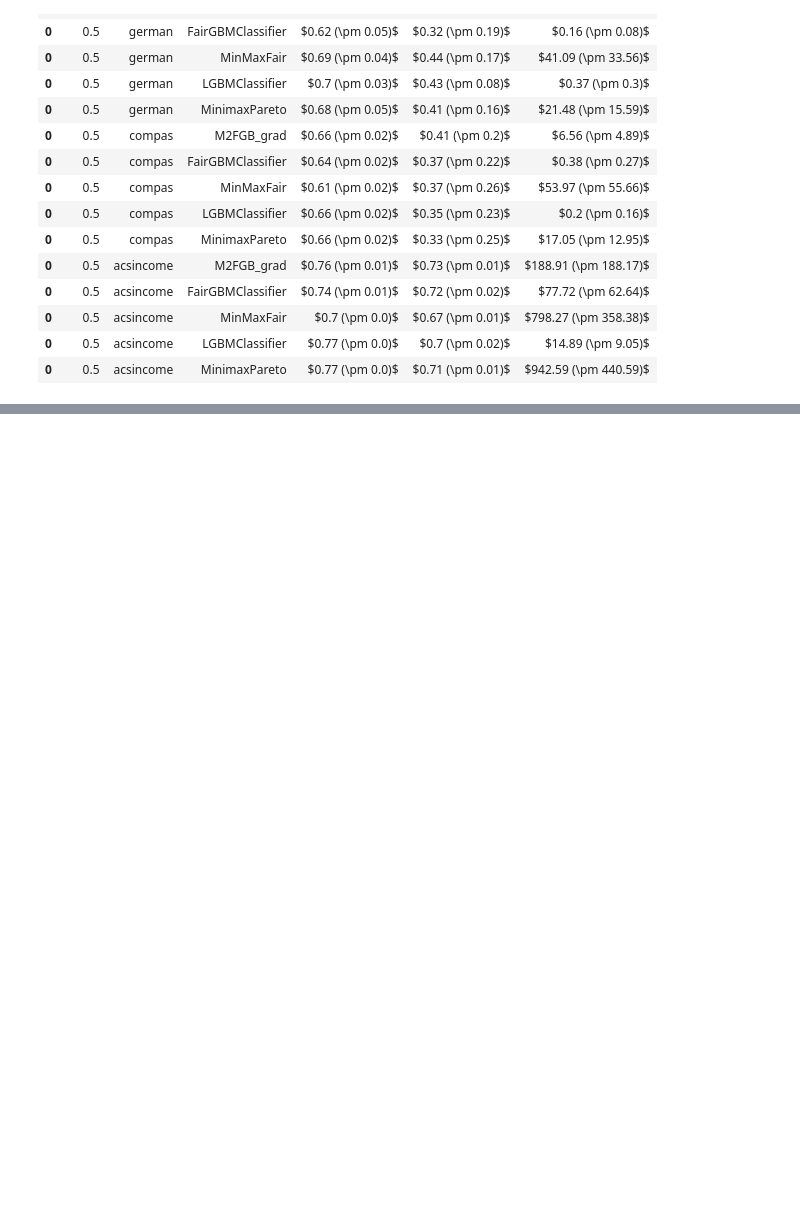
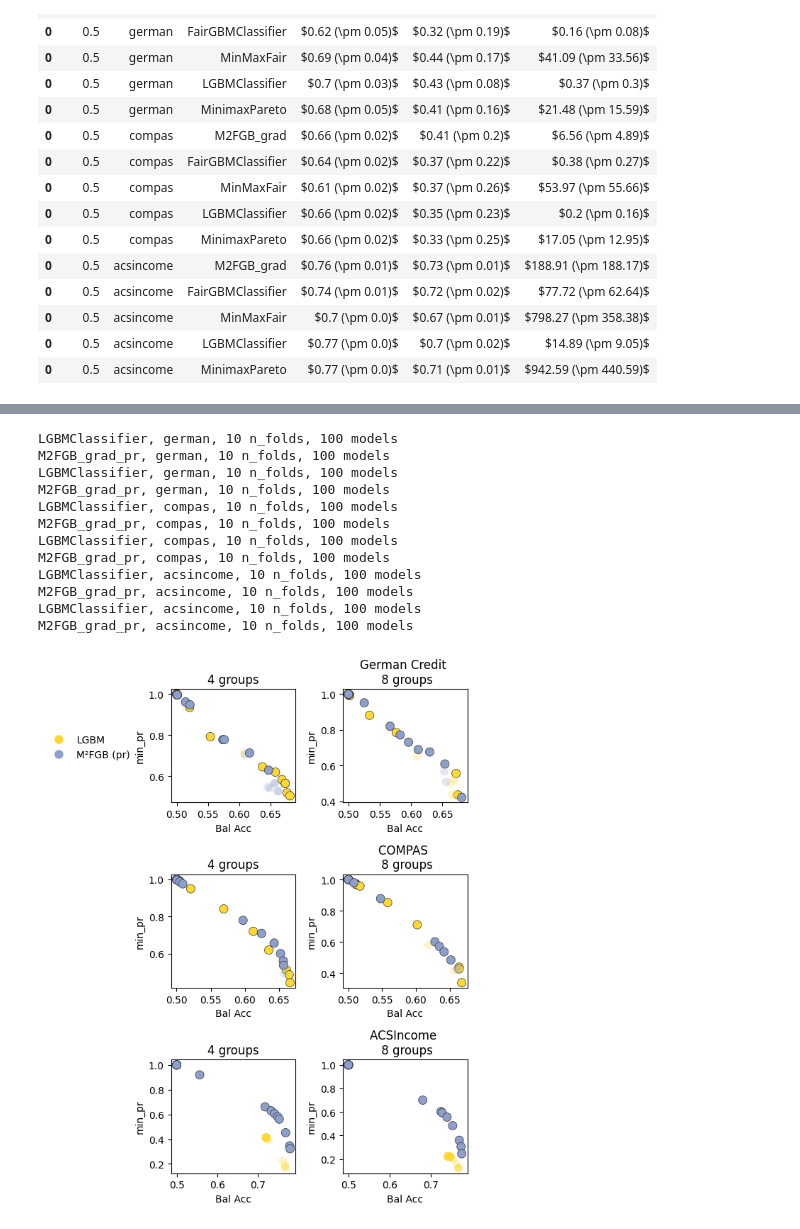
Before and after one commit to hiaac-finance/m2fgb, a Jupyter notebook: notebooks/analyze_results_new.ipynb, the cells around one changed output, grey strips where cells are left out. Cells and saved outputs as stored; diff of their text form; code cells hidden in the pictures; blank space fills up the shorter version.

Commit message:
small changes to tpr and pr experiments

```diff
--- a/notebooks/analyze_results_new.ipynb
+++ b/notebooks/analyze_results_new.ipynb
@@ -594,0 +336,79 @@ results
+# %%
+fig, axs = plt.subplots(nrows = 3, ncols = 2, figsize = (7, 8))
+
+methods = [
+    "LGBMClassifier",
+    "M2FGB_grad_pr",
+]
+fair_metric = "min_pr"
+max_models = 100
+for jj, dataset_name in enumerate(["german", "compas",  "acsincome"]):
+    for ii, n_groups in enumerate([4, 8]):
+        results = []
+        for model_name in methods:
+            path = f"../results/experiment_{n_groups}_pr/{dataset_name}/{model_name}/"
+            results.append(summary_experiment(dataset_name, model_name, path, fair_metric, max_models=max_models, verbose = True))
+
+        results = pd.concat(results)
+
+        dominated = []
+        for i, row in results.iterrows():
+            is_dominated = False
+            for j, row2 in results.iterrows():
+                if i == j:
+                    continue
+                if row["bal_acc"] < row2["bal_acc"] and row[fair_metric] < row2[fair_metric]:
+                    is_dominated = True
+                    break
+            dominated.append(is_dominated)
+        results["dominated"] = dominated
+
+
+        for model_name in methods:
+            results_m = results[results.model == model_name]
+
+            axs[jj, ii].scatter(
+                results_m.bal_acc,
+                results_m[fair_metric],
+                c = methods_color[model_name],
+                s = 75,
+                alpha = [0.25 if d else 1 for d in results_m.dominated],
+                label = model_name,
+                lw = [0 if d else 0.5 for d in results_m.dominated],
+                zorder = 10 if model_name != "M2FGB_grad" else 100,
+                ec = ["#ffffff" if d else "#303030" for d in results_m.dominated],
+
+            )
+
+
+        #axs[ii].legend()
+        axs[jj, ii].set_xlabel("Bal Acc")
+        axs[jj, ii].set_ylabel(fair_metric)
+        #axs[jj, ii].grid(True)
+        if ii == 0 and jj == 0:
+            axs[jj, ii].legend(handles=handles_pr, loc="lower left", bbox_to_anchor=(-1.05, 0.3), frameon=False)
+
+        if ii == 1:
+            axs[jj, ii].set_title(f"{dataset_names[dataset_name]} \n {n_groups} groups")
+        else:
+            axs[jj, ii].set_title(f"{n_groups} groups")
+
+
+
+plt.tight_layout()
+#plt.savefig("../figs/results_datasets.pdf", dpi = 300)
+plt.show()
+# %% [output]
+LGBMClassifier, german, 10 n_folds, 100 models
+M2FGB_grad_pr, german, 10 n_folds, 100 models
+LGBMClassifier, german, 10 n_folds, 100 models
+M2FGB_grad_pr, german, 10 n_folds, 100 models
+LGBMClassifier, compas, 10 n_folds, 100 models
+M2FGB_grad_pr, compas, 10 n_folds, 100 models
+LGBMClassifier, compas, 10 n_folds, 100 models
+M2FGB_grad_pr, compas, 10 n_folds, 100 models
+LGBMClassifier, acsincome, 10 n_folds, 100 models
+M2FGB_grad_pr, acsincome, 10 n_folds, 100 models
+LGBMClassifier, acsincome, 10 n_folds, 100 models
+M2FGB_grad_pr, acsincome, 10 n_folds, 100 models
+[figure, added]
```
Also changed, not shown: parts of 15 cells of this notebook, 1 other file.
